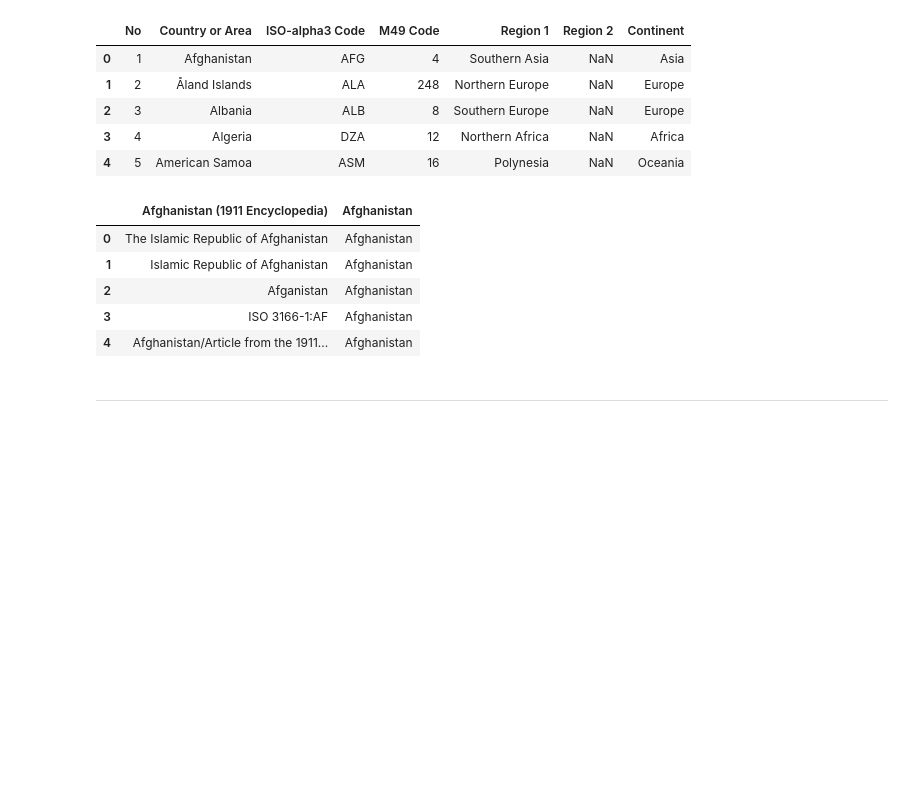
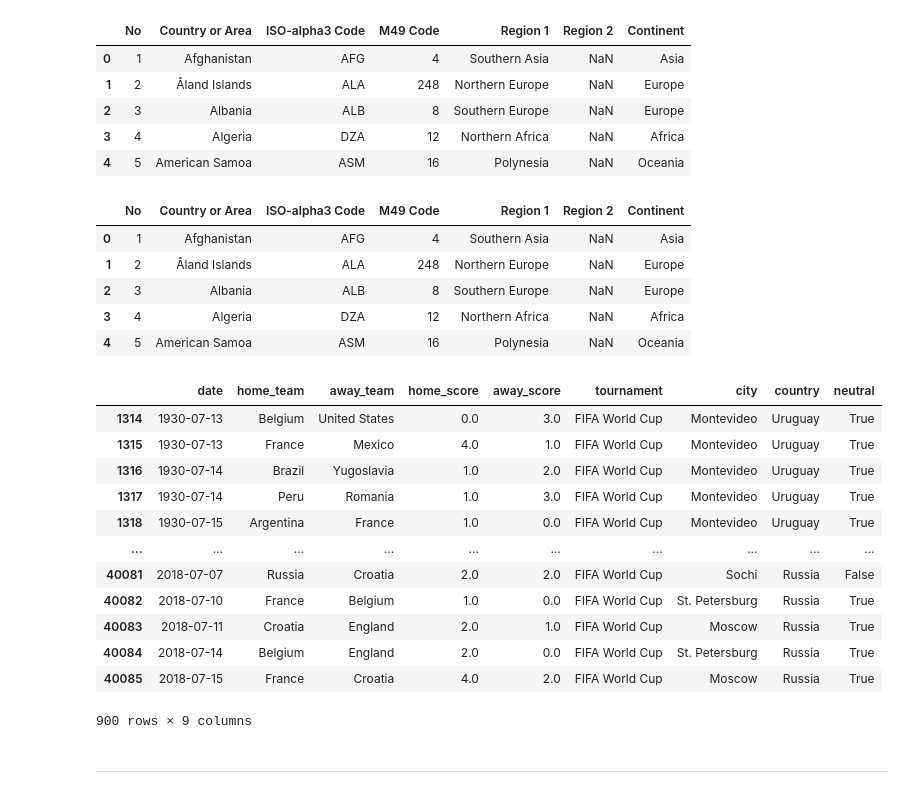
Before and after one commit to npqd/P4DS_FinalProject, a Jupyter notebook: demo.ipynb, the cells around one changed output. Cells and saved outputs as stored; diff of their text form; code cells hidden in the pictures; blank space fills up the shorter version.

```diff
--- a/demo.ipynb
+++ b/demo.ipynb
@@ -228,15 +228,31 @@ country_continent_df.head()
 | 3 | 4 | Algeria | DZA | 12 | Northern Africa | NaN | Africa |
 | 4 | 5 | American Samoa | ASM | 16 | Polynesia | NaN | Oceania |
 # %%
-country_name_cross_ref_df = pd.read_csv('country-names-cross-ref.csv')
+country_name_cross_ref_df = pd.read_csv('country_continent.csv')
 country_name_cross_ref_df.head()
 # %% [output]
-|  | Afghanistan (1911 Encyclopedia) | Afghanistan |
-| 0 | The Islamic Republic of Afghanistan | Afghanistan |
-| 1 | Islamic Republic of Afghanistan | Afghanistan |
-| 2 | Afganistan | Afghanistan |
-| 3 | ISO 3166-1:AF | Afghanistan |
-| 4 | Afghanistan/Article from the 1911... | Afghanistan |
+|  | No | Country or Area | ISO-alpha3 Code | M49 Code | Region 1 | Region 2 | Continent |
+| 0 | 1 | Afghanistan | AFG | 4 | Southern Asia | NaN | Asia |
+| 1 | 2 | Åland Islands | ALA | 248 | Northern Europe | NaN | Europe |
+| 2 | 3 | Albania | ALB | 8 | Southern Europe | NaN | Europe |
+| 3 | 4 | Algeria | DZA | 12 | Northern Africa | NaN | Africa |
+| 4 | 5 | American Samoa | ASM | 16 | Polynesia | NaN | Oceania |
+# %%
+df_match[df_match['tournament'] == 'FIFA World Cup']
+# %% [output]
+|  | date | home_team | away_team | home_score | away_score | tournament | city | country | neutral |
+| 1314 | 1930-07-13 | Belgium | United States | 0.0 | 3.0 | FIFA World Cup | Montevideo | Uruguay | True |
+| 1315 | 1930-07-13 | France | Mexico | 4.0 | 1.0 | FIFA World Cup | Montevideo | Uruguay | True |
+| 1316 | 1930-07-14 | Brazil | Yugoslavia | 1.0 | 2.0 | FIFA World Cup | Montevideo | Uruguay | True |
+| 1317 | 1930-07-14 | Peru | Romania | 1.0 | 3.0 | FIFA World Cup | Montevideo | Uruguay | True |
+| 1318 | 1930-07-15 | Argentina | France | 1.0 | 0.0 | FIFA World Cup | Montevideo | Uruguay | True |
+| ... | ... | ... | ... | ... | ... | ... | ... | ... | ... |
+| 40081 | 2018-07-07 | Russia | Croatia | 2.0 | 2.0 | FIFA World Cup | Sochi | Russia | False |
+| 40082 | 2018-07-10 | France | Belgium | 1.0 | 0.0 | FIFA World Cup | St. Petersburg | Russia | True |
+| 40083 | 2018-07-11 | Croatia | England | 2.0 | 1.0 | FIFA World Cup | Moscow | Russia | True |
+| 40084 | 2018-07-14 | Belgium | England | 2.0 | 0.0 | FIFA World Cup | St. Petersburg | Russia | True |
+| 40085 | 2018-07-15 | France | Croatia | 4.0 | 2.0 | FIFA World Cup | Moscow | Russia | True |
+900 rows × 9 columns
 # %% [markdown]
 ---
 # %% [markdown]
```
